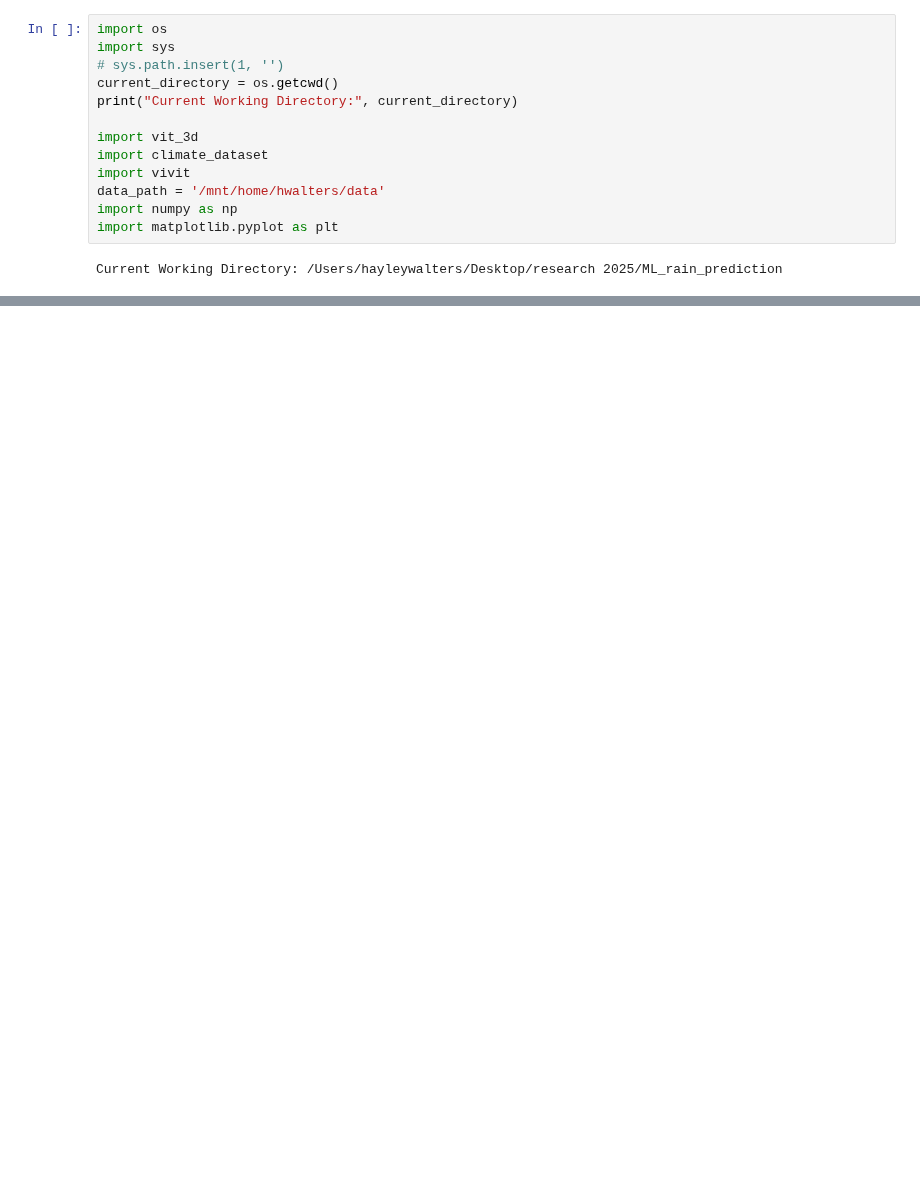
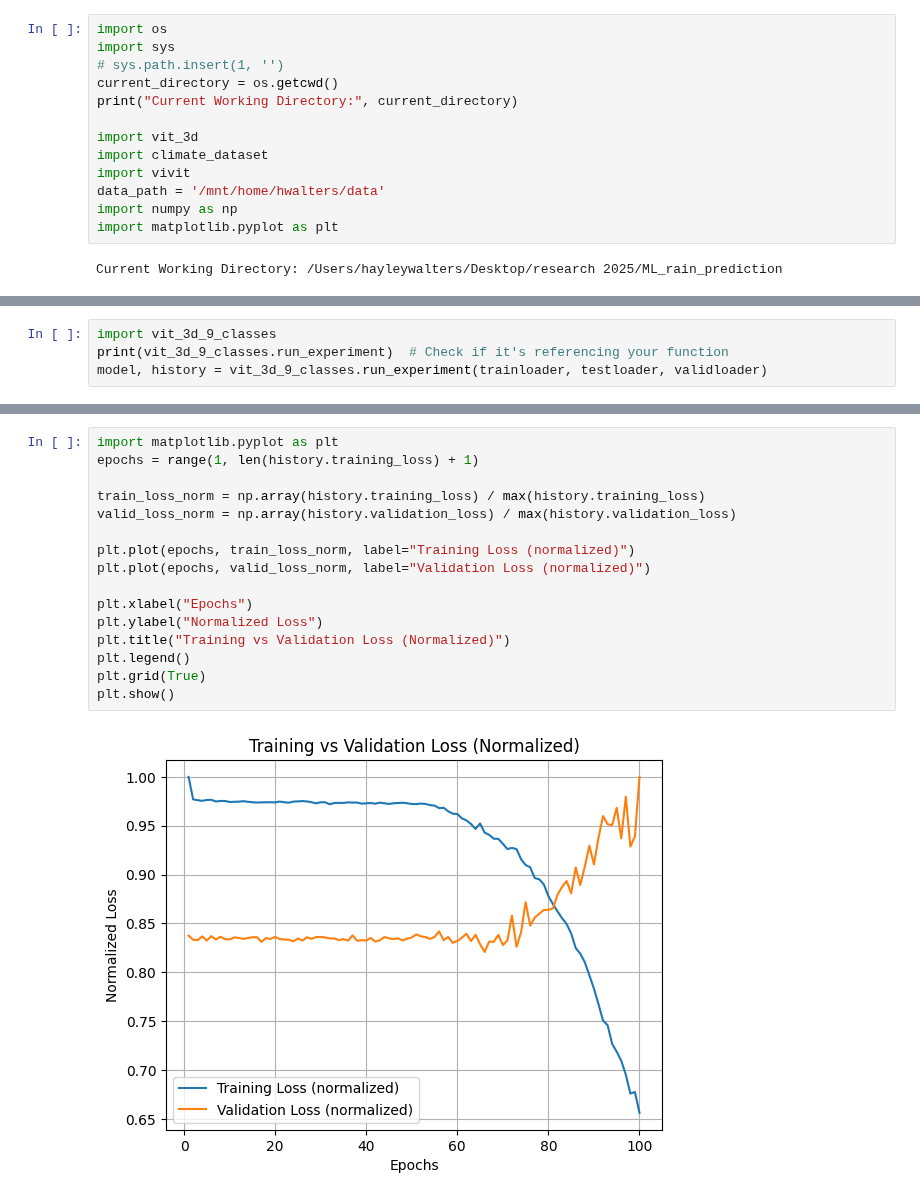
Before and after one commit to hwalters361/ML_rain_prediction, a Jupyter notebook: vivit_test.ipynb, the cells around one changed output, grey strips where cells are left out. Saved outputs shown, nothing was run; the diff lists cells and outputs as text; blank space fills up the shorter version.

Commit message:
9 clusters code and 100 epochs of training with results

```diff
--- a/vivit_test.ipynb
+++ b/vivit_test.ipynb
@@ -291,0 +252,4 @@ NameError: name 'trainloader' is not defined
+# %%
+import vit_3d_9_classes
+print(vit_3d_9_classes.run_experiment)  # Check if it's referencing your function
+model, history = vit_3d_9_classes.run_experiment(trainloader, testloader, validloader)
@@ -291,0 +274,18 @@ NameError: name 'trainloader' is not defined
+# %%
+import matplotlib.pyplot as plt
+epochs = range(1, len(history.training_loss) + 1)
+
+train_loss_norm = np.array(history.training_loss) / max(history.training_loss)
+valid_loss_norm = np.array(history.validation_loss) / max(history.validation_loss)
+
+plt.plot(epochs, train_loss_norm, label="Training Loss (normalized)")
+plt.plot(epochs, valid_loss_norm, label="Validation Loss (normalized)")
+
+plt.xlabel("Epochs")
+plt.ylabel("Normalized Loss")
+plt.title("Training vs Validation Loss (Normalized)")
+plt.legend()
+plt.grid(True)
+plt.show()
+# %% [output]
+[figure, added]
```
Also changed, not shown: parts of 8 cells of this notebook, 2 other files.
